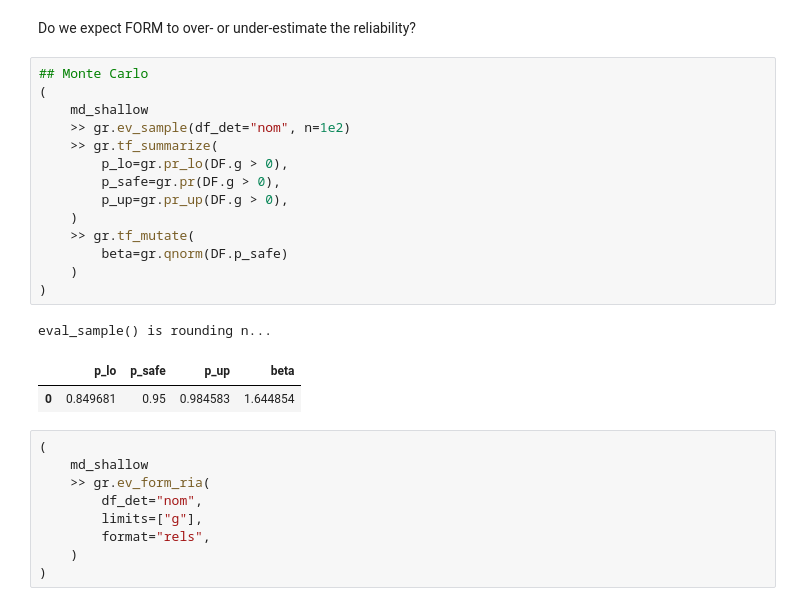
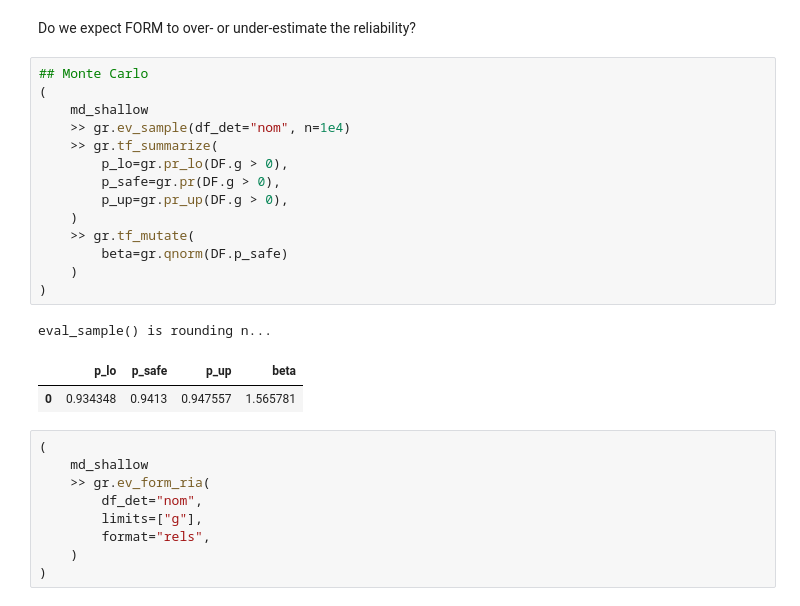
Before and after one commit to zdelrosario/pdo-notes, a Jupyter notebook: 2026/day22.ipynb, the cells around one changed output. Cells and saved outputs as stored; diff of their text form.

```diff
--- a/2026/day22.ipynb
+++ b/2026/day22.ipynb
@@ -174,21 +174,21 @@ Do we expect FORM to over- or under-estimate the reliability?
 # %%
 ## Monte Carlo
 (
     md_shallow
-    >> gr.ev_sample(df_det="nom", n=1e2)
+    >> gr.ev_sample(df_det="nom", n=1e4)
     >> gr.tf_summarize(
         p_lo=gr.pr_lo(DF.g > 0),
         p_safe=gr.pr(DF.g > 0),
         p_up=gr.pr_up(DF.g > 0),
     )
     >> gr.tf_mutate(
         beta=gr.qnorm(DF.p_safe)
     )
 )
 # %% [output]
 eval_sample() is rounding n...
 |  | p_lo | p_safe | p_up | beta |
-| 0 | 0.849681 | 0.95 | 0.984583 | 1.644854 |
+| 0 | 0.934348 | 0.9413 | 0.947557 | 1.565781 |
 # %%
 (
     md_shallow
```
Also changed, not shown: parts of 3 cells of this notebook.
